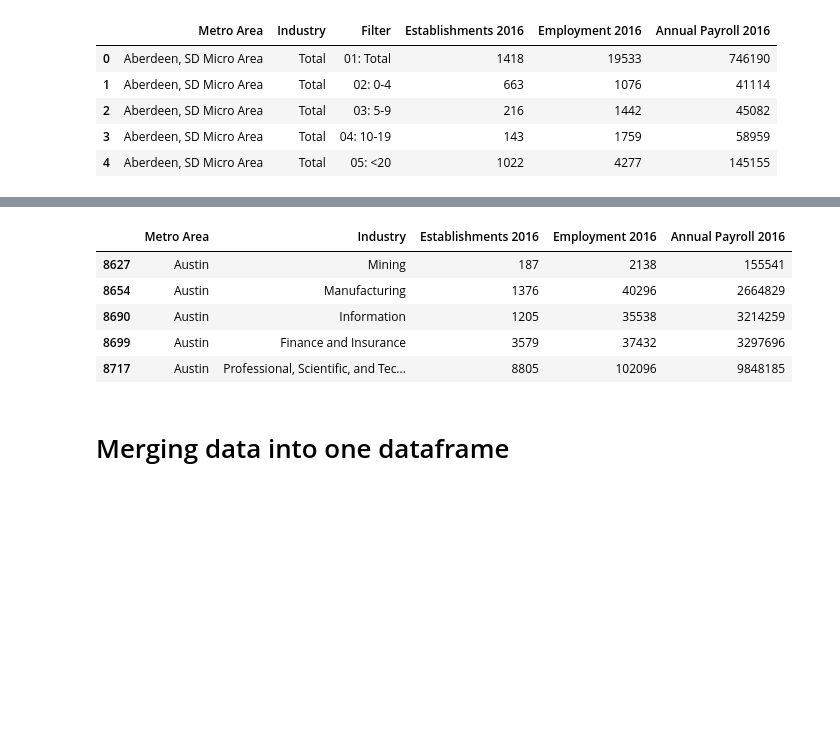
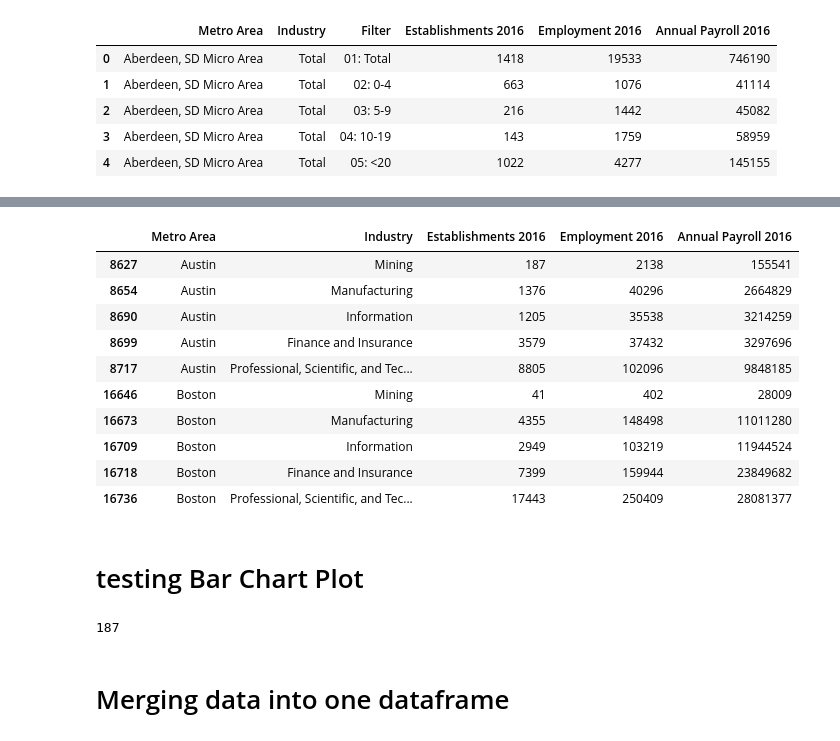
Before and after one commit to Yatish-Mullaji/Project---1, a Jupyter notebook: misc/cities_with_piechart.ipynb, the cells around one changed output, grey strips where cells are left out. Cells and saved outputs as stored; diff of their text form; code cells hidden in the pictures; blank space fills up the shorter version.

Commit message:
bar chart

```diff
--- a/misc/cities_with_piechart.ipynb
+++ b/misc/cities_with_piechart.ipynb
@@ -1025,23 +1025,37 @@ jobs_2016_filtered.head()
 # %%
 jobs_2016_filtered=jobs_2016_filtered.replace({'San Francisco-Oakland-Hayward, CA Metro Area': 'San Francisco',
        'Houston-The Woodlands-Sugar Land, TX Metro Area': 'Houston',
        'Austin-Round Rock, TX Metro Area': "Austin",
        'Detroit-Warren-Dearborn, MI Metro Area': 'Detroit',
        'Chicago-Naperville-Elgin, IL-IN-WI Metro Area': 'Chicago',
        'Boston-Cambridge-Newton, MA-NH Metro Area': 'Boston',
        'New York-Newark-Jersey City, NY-NJ-PA Metro Area': 'New York'
 })
 
 jobs_2016_filtered=jobs_2016_filtered.replace({'Mining, Quarrying, and Oil and Gas Extraction': 'Mining'})
 jobs_2016_filtered=jobs_2016_filtered[['Metro Area', 'Industry', 'Establishments 2016','Employment 2016', 'Annual Payroll 2016']]
-jobs_2016_filtered.head()
+jobs_2016_filtered.head(10)
 # %% [output]
 |  | Metro Area | Industry | Establishments 2016 | Employment 2016 | Annual Payroll 2016 |
 | 8627 | Austin | Mining | 187 | 2138 | 155541 |
 | 8654 | Austin | Manufacturing | 1376 | 40296 | 2664829 |
 | 8690 | Austin | Information | 1205 | 35538 | 3214259 |
 | 8699 | Austin | Finance and Insurance | 3579 | 37432 | 3297696 |
 | 8717 | Austin | Professional, Scientific, and Tec... | 8805 | 102096 | 9848185 |
+| 16646 | Boston | Mining | 41 | 402 | 28009 |
+| 16673 | Boston | Manufacturing | 4355 | 148498 | 11011280 |
+| 16709 | Boston | Information | 2949 | 103219 | 11944524 |
+| 16718 | Boston | Finance and Insurance | 7399 | 159944 | 23849682 |
+| 16736 | Boston | Professional, Scientific, and Tec... | 17443 | 250409 | 28081377 |
+# %% [markdown]
+# testing Bar Chart Plot
+# %%
+jobs_bar_chart=jobs_2016_filtered.loc[jobs_2016_filtered['Metro Area']=="Austin"]
+jobs_bar_chart_filter=jobs_bar_chart.loc[jobs_bar_chart['Industry']=='Mining', 'Establishments 2016'].sum()
+#and jobs_2016_filtered['Industry']=='Mining'
+jobs_bar_chart_filter
+# %% [output]
+187
 # %%
 jobs_2016_filtered_est=jobs_2016_filtered.pivot('Metro Area', 'Industry', 'Establishments 2016')
 jobs_2016_filtered_emp=jobs_2016_filtered.pivot('Metro Area', 'Industry', 'Employment 2016')
```
Also changed, not shown: parts of 8 cells of this notebook, 15 other files.
